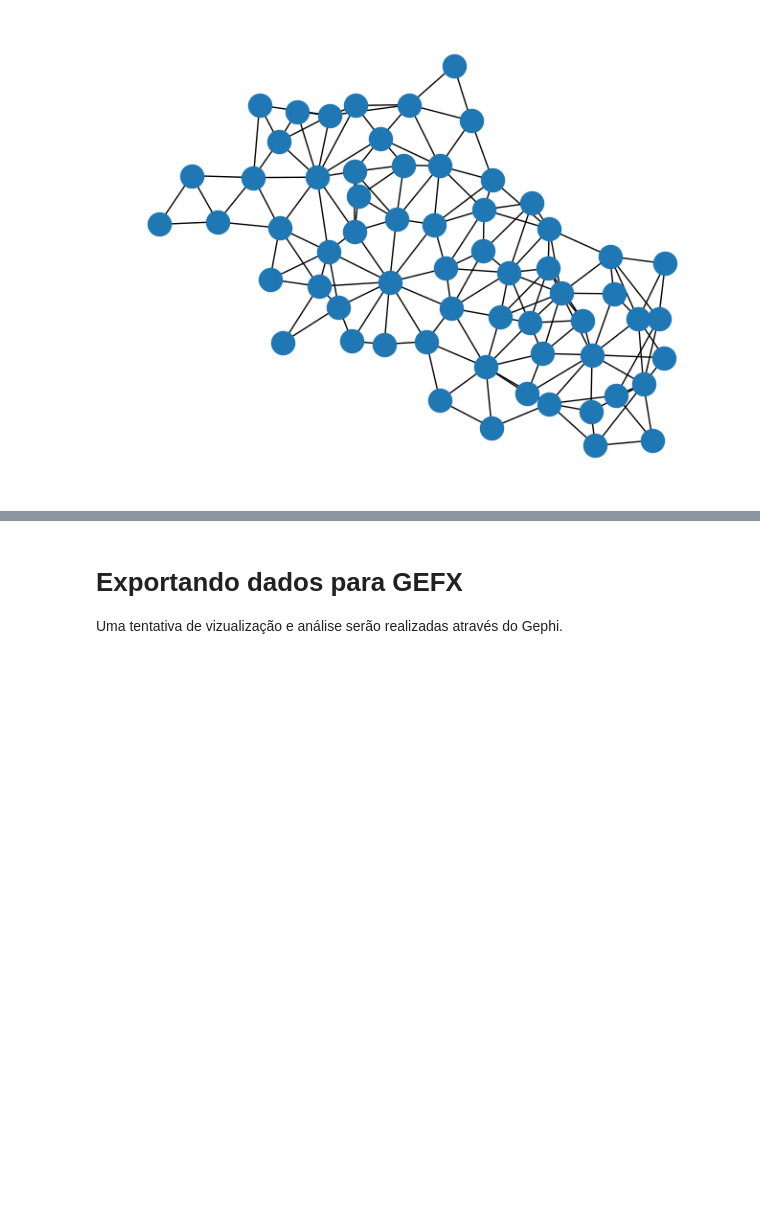
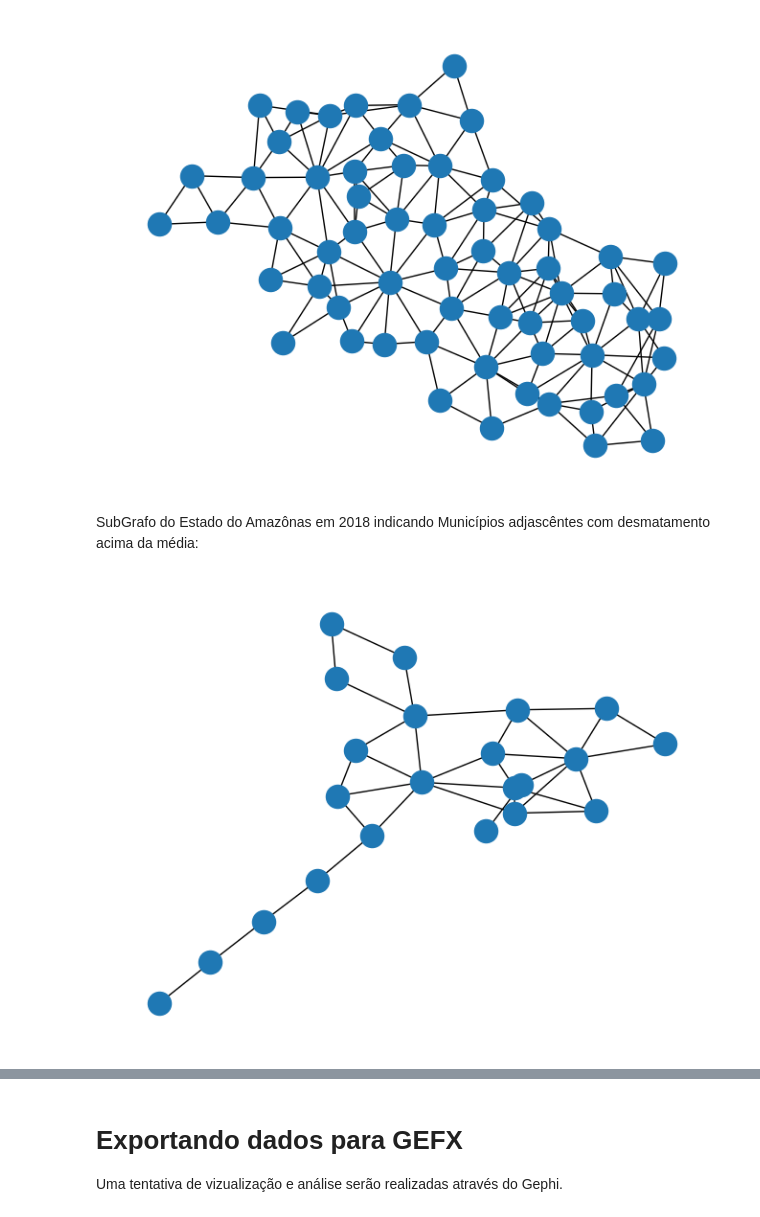
Before and after one commit to jAzz-hub/DesmatamentoNoAmazonas, a Jupyter notebook: Notebooks/DataModeling.ipynb, the cells around one changed output, grey strips where cells are left out. Cells and saved outputs as stored; diff of their text form; code cells hidden in the pictures; blank space fills up the shorter version.

```diff
--- a/Notebooks/DataModeling.ipynb
+++ b/Notebooks/DataModeling.ipynb
@@ -95,4 +79,11 @@ nx.draw_kamada_kawai(Graphs[0])
 # %% [output]
 [figure]
+# %% [markdown]
+SubGrafo do Estado do Amazônas em 2018 indicando Municípios adjascêntes com desmatamento acima da média:
+# %%
+
+nx.draw_kamada_kawai(Graphs[17][1])
+# %% [output]
+[figure, added]
 # %%
 
```
Also changed, not shown: parts of 13 cells of this notebook, 1 other file.
